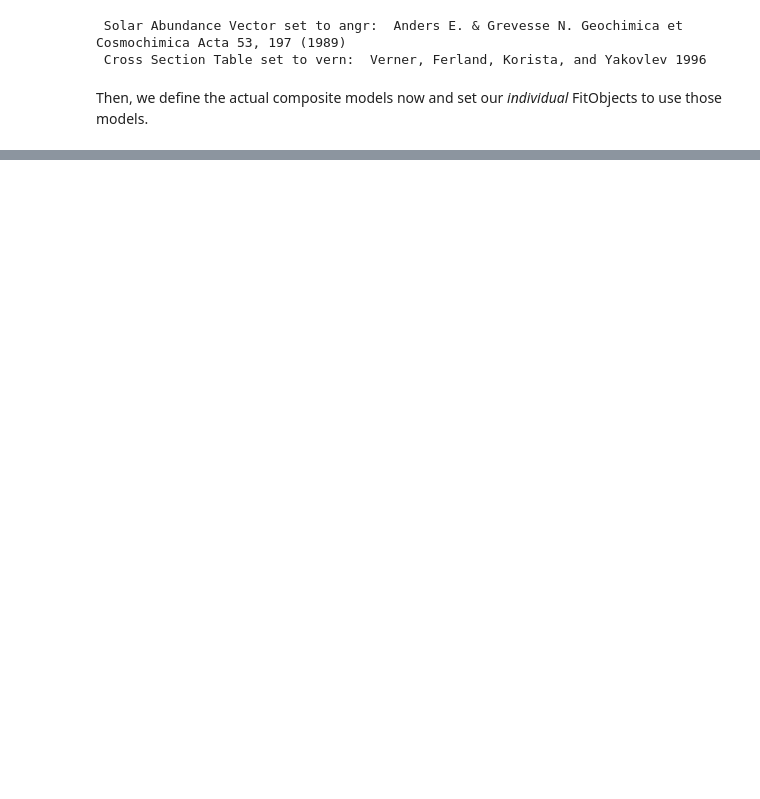
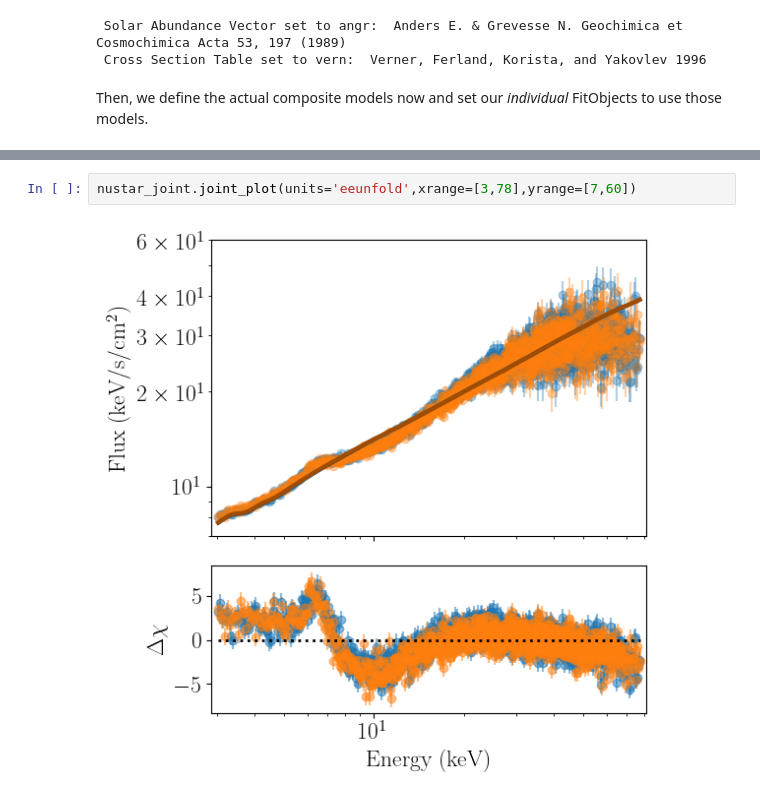
Before and after one commit to nDspec/nDspec, a Jupyter notebook: docs/fit_joint.ipynb, the cells around one changed output, grey strips where cells are left out. Saved outputs shown, nothing was run; the diff lists cells and outputs as text; blank space fills up the shorter version.

```diff
--- a/docs/fit_joint.ipynb
+++ b/docs/fit_joint.ipynb
@@ -353,0 +181,4 @@ And then we can use this new JointFit object to fit the data in exactly the same
+# %%
+nustar_joint.joint_plot(units='eeunfold',xrange=[3,78],yrange=[7,60])
+# %% [output]
+[figure, added]
```
Also changed, not shown: parts of 23 cells of this notebook, 10 other files.
